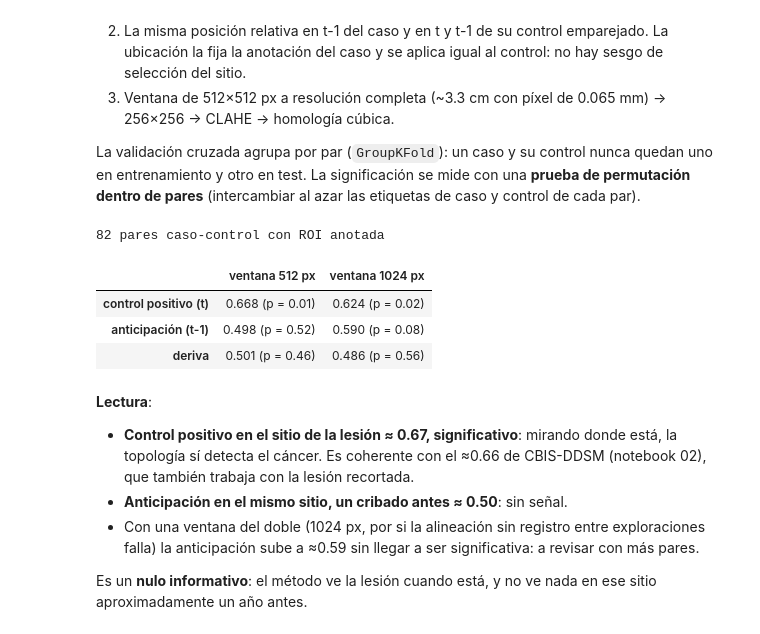
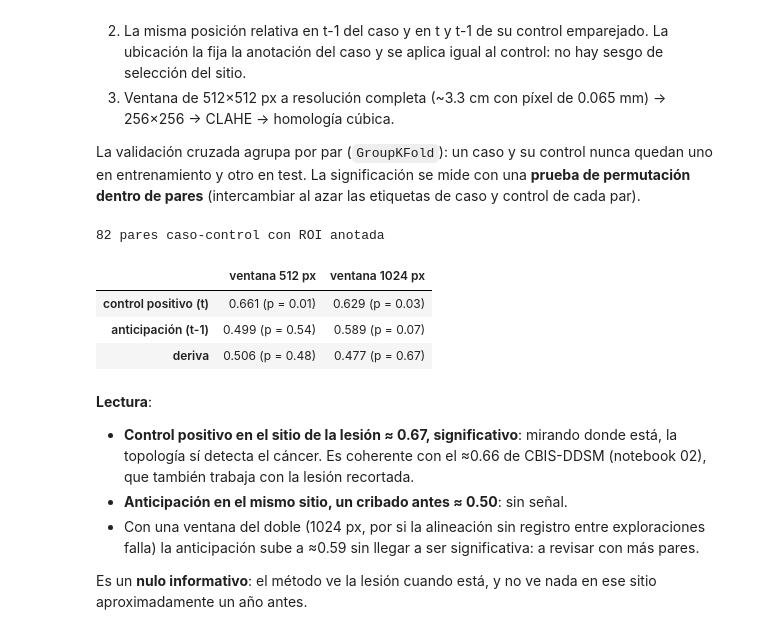
Before and after one commit to nickhernd/mammoviz-tda, a Jupyter notebook: notebooks/03_embed_longitudinal.ipynb, the cells around one changed output. Saved outputs shown, nothing was run; the diff lists cells and outputs as text; code cells hidden in the pictures.

```diff
--- a/notebooks/03_embed_longitudinal.ipynb
+++ b/notebooks/03_embed_longitudinal.ipynb
@@ -241,0 +250,13 @@ hace falta mirar donde está la lesión.
+# %%
+import embed_global_resolution as gr
+import pickle
+
+cache_res = pickle.loads(gr.CACHE_PATH.read_bytes()) if gr.CACHE_PATH.exists() else {}
+claves = [(p, gr.SIZES, gr.N_BINS, gr.VERSION) for p in manifest["path_t1"]]
+if all(k in cache_res for k in claves):
+    for s in gr.SIZES:
+        X = np.stack([cache_res[k][s] for k in claves])
+        sc = cross_val_score(rf(), X, y, cv=5, scoring="roc_auc")
+        print(f"control positivo global a {s:4d} px: AUC = {sc.mean():.3f} ± {sc.std():.3f}")
+else:
+    print("Ejecuta antes: python scripts/embed_global_resolution.py")
@@ -257,39 +285,24 @@ nunca quedan uno en entrenamiento y otro en test. La significación se mide
 con una **prueba de permutación dentro de pares** (intercambiar al azar las
 etiquetas de caso y control de cada par).
 # %%
-def permutacion(X, y, grupos, n=100, seed=0):
-    """AUC observado y p-valor permutando las etiquetas dentro de cada par."""
-    rng = np.random.default_rng(seed)
-    cv = GroupKFold(5)
-    obs = cross_val_score(rf(), X, y, groups=grupos, cv=cv, scoring="roc_auc").mean()
-    nula = []
-    for _ in range(n):
-        yp = y.copy()
-        for g in np.unique(grupos):
-            if rng.random() < 0.5:
-                idx = np.where(grupos == g)[0]
-                yp[idx] = yp[idx[::-1]]
-        nula.append(cross_val_score(rf(), X, yp, groups=grupos, cv=cv, scoring="roc_auc").mean())
-    return obs, (1 + np.sum(np.array(nula) >= obs)) / (1 + n)
-
-
 res_sitio = {}
 for half in (256, 512):
     ls.HALF = half
     feats, y_s, grupos = ls.compute_site_features(manifest, verbose=False)
     for nombre, clave in [("control positivo (t)", "pi_t1"), ("anticipación (t-1)", "pi_t0"), ("deriva", "drift")]:
         X = np.stack([f[clave] for f in feats])
-        res_sitio[(nombre, 2 * half)] = permutacion(X, y_s, grupos)
+        # en el diseño 1:1 cada par es a la vez el grupo de la CV y el conjunto de la permutación
+        res_sitio[(nombre, 2 * half)] = ls.permutation_auc(X, y_s, grupos, grupos, n=100)
 ls.HALF = 256
 print(f"{len(y_s) // 2} pares caso-control con ROI anotada")
 pd.DataFrame({f"ventana {v} px": {n: f"{a:.3f} (p = {p:.2f})" for (n, w), (a, p) in res_sitio.items() if w == v}
               for v in (512, 1024)})
 # %% [output]
 82 pares caso-control con ROI anotada
 |  | ventana 512 px | ventana 1024 px |
-| control positivo (t) | 0.668 (p = 0.01) | 0.624 (p = 0.02) |
-| anticipación (t-1) | 0.498 (p = 0.52) | 0.590 (p = 0.08) |
-| deriva | 0.501 (p = 0.46) | 0.486 (p = 0.56) |
+| control positivo (t) | 0.661 (p = 0.01) | 0.629 (p = 0.03) |
+| anticipación (t-1) | 0.499 (p = 0.54) | 0.589 (p = 0.07) |
+| deriva | 0.506 (p = 0.48) | 0.477 (p = 0.67) |
 # %% [markdown]
 **Lectura**:
 
```
Also changed, not shown: parts of 9 cells of this notebook.
